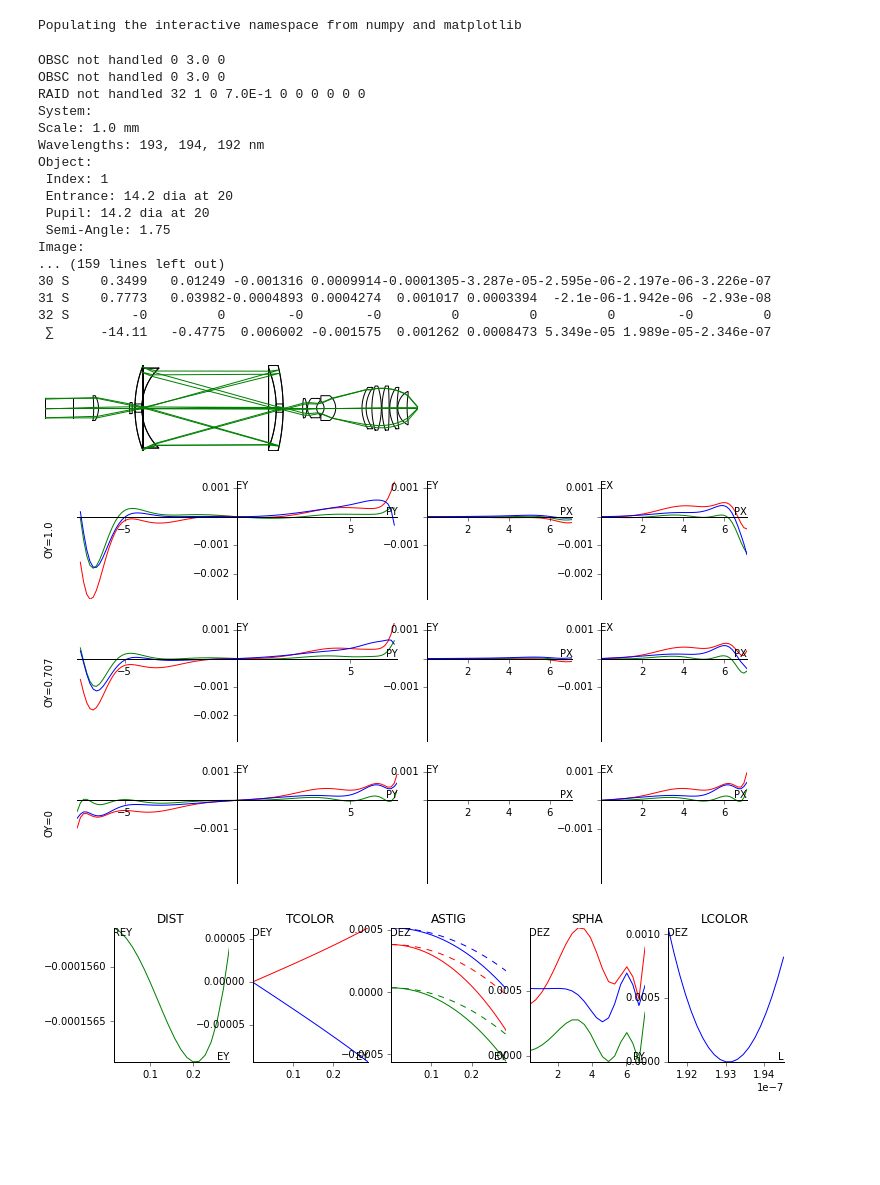
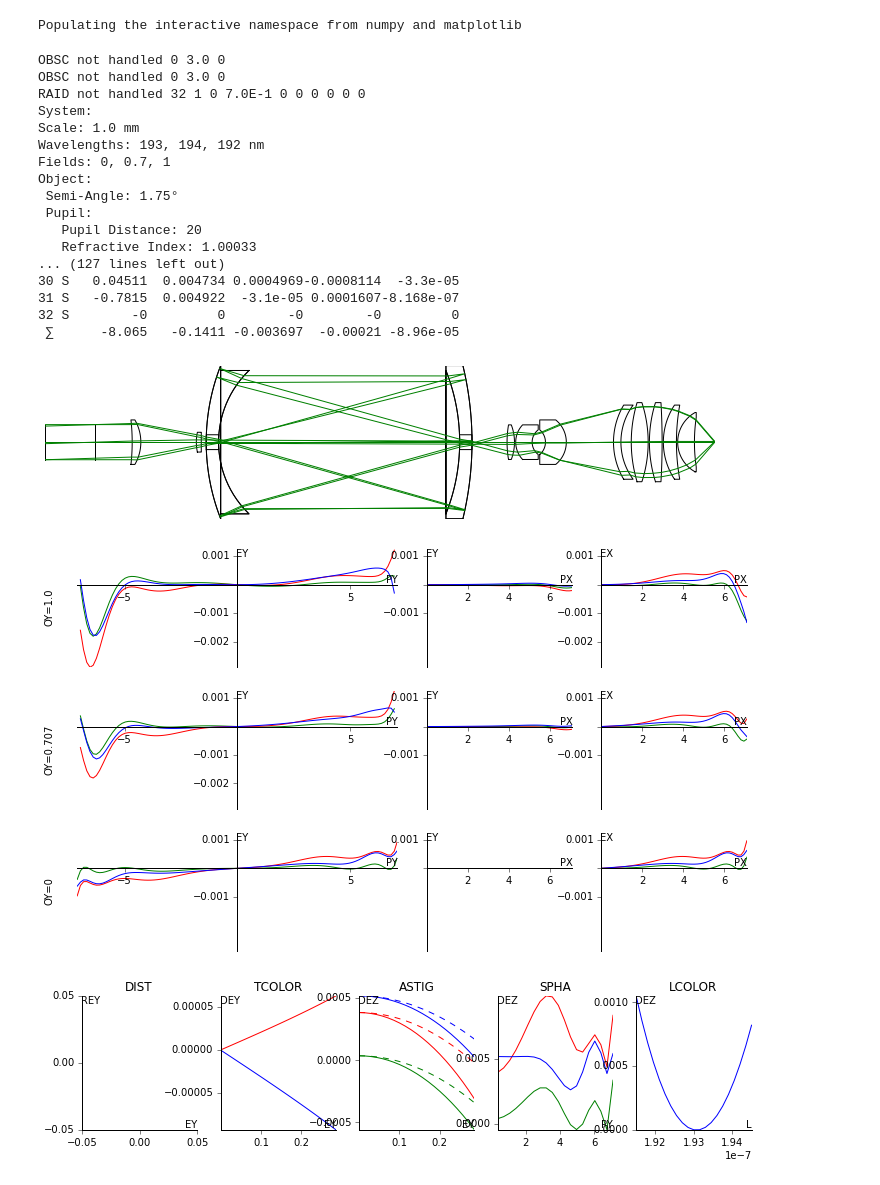
Before and after one commit to quartiq/rayopt-notebooks, a Jupyter notebook: catadioptric_microscope_US7502177B2.ipynb, the cells around one changed output. Saved outputs shown, nothing was run; the diff lists cells and outputs as text; code cells hidden in the pictures; blank space fills up the shorter version.

```diff
--- a/catadioptric_microscope_US7502177B2.ipynb
+++ b/catadioptric_microscope_US7502177B2.ipynb
@@ -17,41 +17,42 @@ d.encoding = "utf-16"
 # %%
 s = zemax.zmx_to_system(d.text)
 s.object = InfiniteConjugate(angle=np.deg2rad(3.5/2))
 s.wavelengths = 193e-9, 194e-9, 192e-9
 s.stop = 1
 del s[0]
 s[0].radius = s[1].radius
 s[1].distance = 20.
 fsm = cp.copy(s[2].material)
 fsm.mirror = True
 for e in s[10:13]:
     e.curvature *= -1
 for e in s:
     if getattr(e.material, "mirror", None):
         e.material = fsm
+s.object.pupil.update_radius = True
 s.update()
 a = Analysis(s, resize=False)
 # %% [output]
 OBSC not handled 0 3.0 0
 OBSC not handled 0 3.0 0
 RAID not handled 32 1 0 7.0E-1 0 0 0 0 0 0
 System:
 Scale: 1.0 mm
 Wavelengths: 193, 194, 192 nm
+Fields: 0, 0.7, 1
 Object:
- Index: 1
- Entrance: 14.2 dia at 20
- Pupil: 14.2 dia at 20
- Semi-Angle: 1.75
-Image:
-... (159 lines left out)
-30 S    0.3499   0.01249 -0.001316 0.0009914-0.0001305-3.287e-05-2.595e-06-2.197e-06-3.226e-07
-31 S    0.7773   0.03982-0.0004893 0.0004274  0.001017 0.0003394  -2.1e-06-1.942e-06 -2.93e-08
-32 S        -0         0        -0        -0         0         0         0        -0         0
- ∑      -14.11   -0.4775  0.006002 -0.001575  0.001262 0.0008473 5.349e-05 1.989e-05-2.346e-07
+ Semi-Angle: 1.75°
+ Pupil:
+   Pupil Distance: 20
+   Refractive Index: 1.00033
+... (127 lines left out)
+30 S   0.04511  0.004734 0.0004969-0.0008114  -3.3e-05
+31 S   -0.7815  0.004922  -3.1e-05 0.0001607-8.168e-07
+32 S        -0         0        -0        -0         0
+ ∑      -8.065   -0.1411 -0.003697  -0.00021 -8.96e-05
-[figure, old version]
+[figure, new version]
 [figure]
-[figure, old version]
+[figure, new version]
 [figure]
 [figure]
 # %%
```
Also changed, not shown: parts of 1 cell of this notebook.
